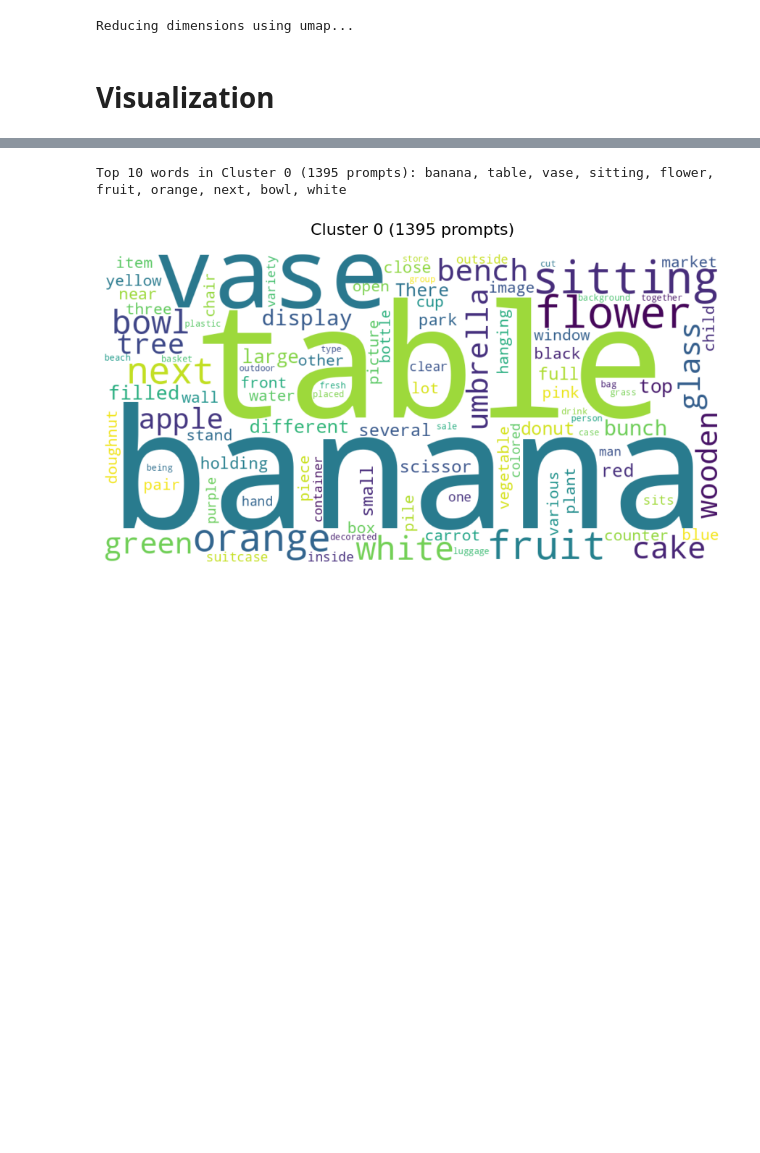
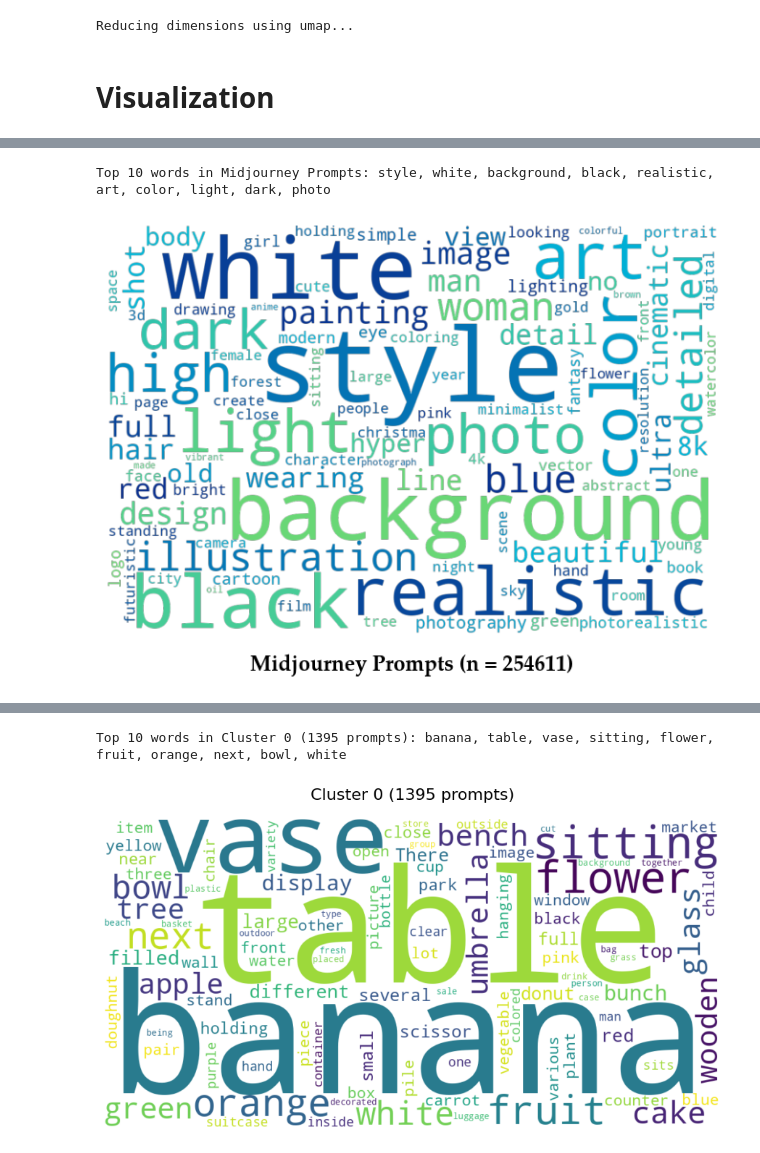
Before and after one commit to magicmagnus/ma-thesis, a Jupyter notebook: 8_analyze_dataset.ipynb, the cells around one changed output, grey strips where cells are left out. Cells and saved outputs as stored; diff of their text form; code cells hidden in the pictures; blank space fills up the shorter version.

```diff
--- a/8_analyze_dataset.ipynb
+++ b/8_analyze_dataset.ipynb
@@ -612,0 +648,11 @@ Top 10 words in COCO: man, sitting, standing, people, next, white, woman, street
+# %%
+# Create word clouds
+import matplotlib.colors
+save_dir = 'dataset_comp'
+save_path = os.path.join(save_dir, 'wordclouds')
+cmap = matplotlib.colors.LinearSegmentedColormap.from_list("", ["#092B8C","#00B4D8","#6CD874"])
+
+top_words_list = create_dataset_wordclouds(datasets, save_path = save_path, colormap = cmap)
+# %% [output]
+Top 10 words in Midjourney Prompts: style, white, background, black, realistic, art, color, light, dark, photo
+[figure, added]
```
Also changed, not shown: parts of 6 cells of this notebook, 34 other files.
